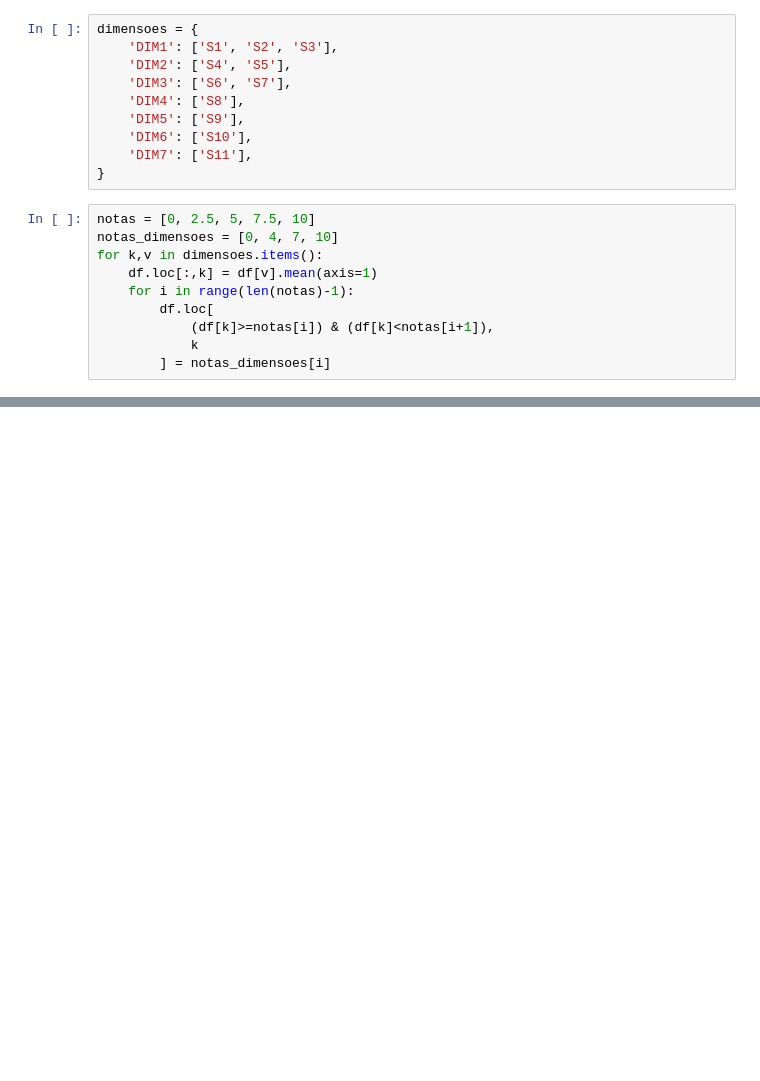
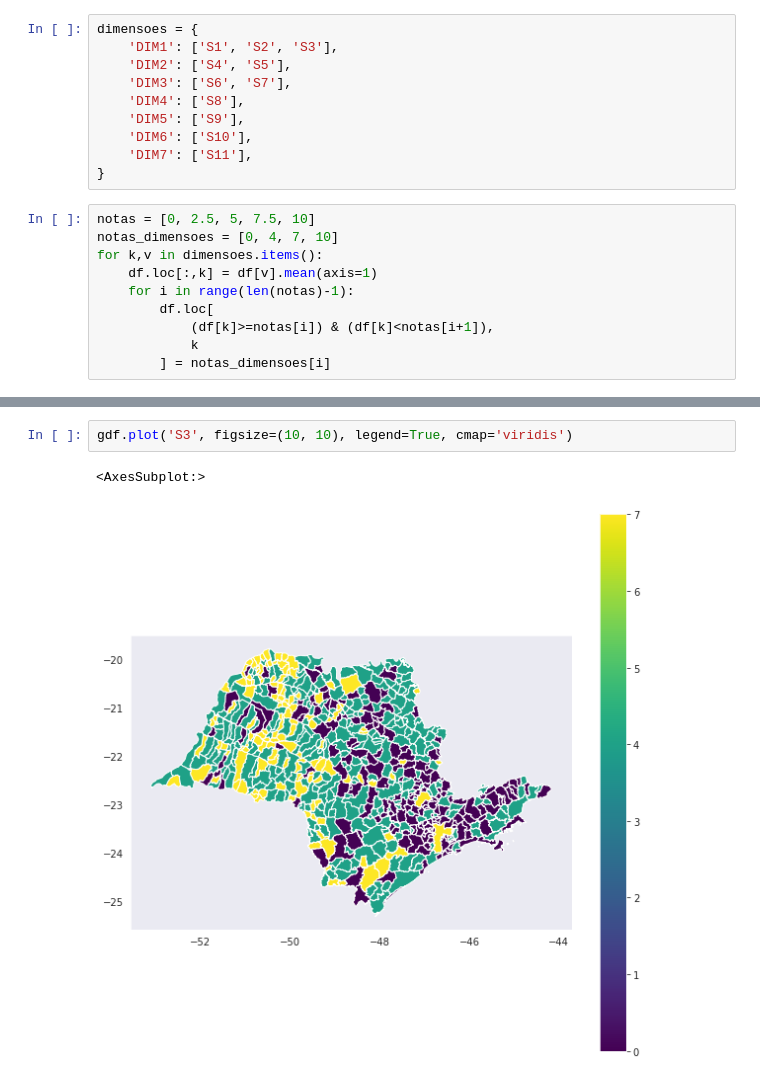
Before and after one commit to ricardormotta/food_and_nutrition_security_analysis, a Jupyter notebook: Untitled.ipynb, the cells around one changed output, grey strips where cells are left out. Drawn from its saved outputs; the diff is of its cells as text; blank space fills up the shorter version.

```diff
--- a/Untitled.ipynb
+++ b/Untitled.ipynb
@@ -555,0 +601,5 @@ df[dimensoes.keys()]
+# %%
+gdf.plot('S3', figsize=(10, 10), legend=True, cmap='viridis')
+# %% [output]
+<AxesSubplot:>
+[figure, added]
```
Also changed, not shown: parts of 29 cells of this notebook.
